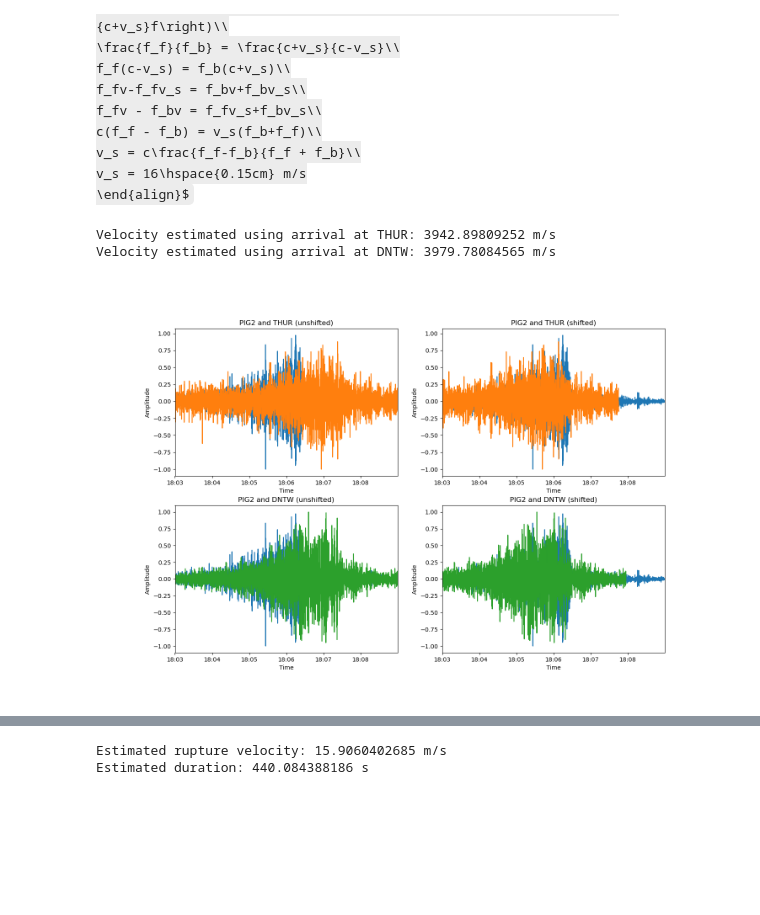
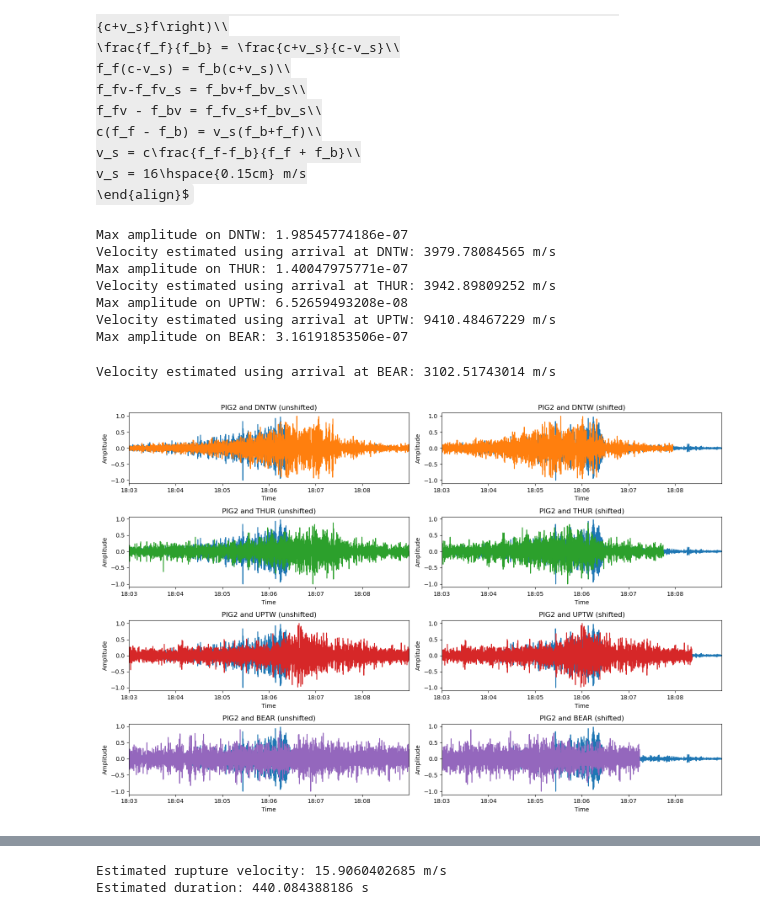
Before and after one commit to stepholinger/may_9, a Jupyter notebook: regional_recordings.ipynb, the cells around one changed output, grey strips where cells are left out. Drawn from its saved outputs; the diff is of its cells as text; code cells hidden in the pictures; some formulas as TeX source; blank space fills up the shorter version.

```diff
--- a/regional_recordings.ipynb
+++ b/regional_recordings.ipynb
@@ -230,7 +222,7 @@ Estimate phase velocity of the signal recorded at DNTW and THUR
 
 # read data
 st_local = obspy.read("data/MSEED/may_9_event_velocity_100000s.MSEED")
-st_regional = obspy.read("data/MSEED/may_9_event_regional_velocity_1000s.MSEED")
+st_all_regional = obspy.read("data/MSEED/may_9_event_regional_velocity_1000s.MSEED")
 
 # filter and trim data
 low_cut = 1
@@ -238,13 +230,16 @@ high_cut = 5
 st_local.filter("bandpass",freqmin=low_cut,freqmax=high_cut)
 st_local.taper(max_percentage=0.01,max_length=20)
 st_local.trim(starttime=obspy.UTCDateTime(2012,5,9,18,3),endtime=obspy.UTCDateTime(2012,5,9,18,9))
-st_regional.filter("bandpass",freqmin=low_cut,freqmax=high_cut)
-st_regional.taper(max_percentage=0.01,max_length=20)
-st_regional.trim(starttime=obspy.UTCDateTime(2012,5,9,18,3),endtime=obspy.UTCDateTime(2012,5,9,18,9))
+st_all_regional.filter("bandpass",freqmin=low_cut,freqmax=high_cut)
+st_all_regional.taper(max_percentage=0.01,max_length=20)
+st_all_regional.trim(starttime=obspy.UTCDateTime(2012,5,9,18,3),endtime=obspy.UTCDateTime(2012,5,9,18,9))
 
 # only get stations of interest
+regional_stations = ["DNTW","THUR","UPTW","BEAR"]
 st_local = st_local.select(station="PIG2",channel="HHZ")
-st_regional = obspy.Stream(st_regional.select(station="THUR",channel="BHZ").append(st_regional.select(station="DNTW",channel="BHZ")[0]))
+st_regional = obspy.Stream()
+for stat in regional_stations:
+    st_regional = st_regional.append(st_all_regional.select(station=stat,channel="BHZ")[0])
 
 # resample HH data to BH sampling rate
 st_local.resample(st_regional[0].stats.sampling_rate)
@@ -257,37 +252,46 @@ for stat in range(len(st_regional)):
 
     # do the cross correlation
     tr = st_regional[stat]
+    print("Max amplitude on " + tr.stats.station + ": " + str(np.max(np.abs(tr.data))))
     cc = correlate(st_local[0],tr,7000)
     shift,value = xcorr_max(cc)
     delay = shift/st_regional[0].stats.sampling_rate
 
     # plot waveforms
     ax[stat][0].plot(times,st_local[0].data/np.max(np.abs(st_local[0].data)))
     ax[stat][0].plot(times,st_regional[stat].data[:-1]/np.max(np.abs(st_regional[stat].data)),color=colors[stat])
     ax[stat][1].plot(times,st_local[0].data/np.max(np.abs(st_local[0].data)))
     ax[stat][1].plot(times[:-int(np.abs(shift))],st_regional[stat].data[int(np.abs(shift)):-1]/np.max(np.abs(st_regional[stat].data)),color=colors[stat])
     ax[stat][0].set_xlim(times[0],times[-1])
     ax[stat][1].set_xlim(times[0],times[-1])
     ax[stat][0].xaxis.set_major_formatter(mdates.DateFormatter('%H:%M'))
     ax[stat][0].set_xlabel("Time")
     ax[stat][0].set_ylabel("Amplitude")
     ax[stat][1].xaxis.set_major_formatter(mdates.DateFormatter('%H:%M'))
     ax[stat][1].set_xlabel("Time")
     ax[stat][1].set_ylabel("Amplitude")
     ax[stat][0].set_title(st_local[0].stats.station + " and " + tr.stats.station + " (unshifted)")
     ax[stat][1].set_title(st_local[0].stats.station + " and " + tr.stats.station + " (shifted)")
 
     # get station locations and calculate distance
     inv_local = obspy.read_inventory("data/XML/*"+st_local[0].stats.station+".XML")
     channel_local = st_local[0].stats.network + "." + st_local[0].stats.station + "..HHZ"
     lat_lon_local = [inv_local.get_coordinates(channel_local)["latitude"],inv_local.get_coordinates(channel_local)["longitude"]]
     inv_regional = obspy.read_inventory("data/XML/*"+tr.stats.station+".XML")
     channel_regional = tr.stats.network + "." + tr.stats.station + "..BHZ"
     lat_lon_regional = [inv_regional.get_coordinates(channel_regional)["latitude"],inv_regional.get_coordinates(channel_regional)["longitude"]]
     station_distance = distance(lat_lon_local,lat_lon_regional).m
     velocity = station_distance/(-1*delay)
     print("Velocity estimated using arrival at " + tr.stats.station + ": " + str(velocity) + " m/s")
+plt.tight_layout()
+plt.show()
 # %% [output]
+Max amplitude on DNTW: 1.98545774186e-07
+Velocity estimated using arrival at DNTW: 3979.78084565 m/s
+Max amplitude on THUR: 1.40047975771e-07
 Velocity estimated using arrival at THUR: 3942.89809252 m/s
-Velocity estimated using arrival at DNTW: 3979.78084565 m/s
+Max amplitude on UPTW: 6.52659493208e-08
+Velocity estimated using arrival at UPTW: 9410.48467229 m/s
+Max amplitude on BEAR: 3.16191853506e-07
+Velocity estimated using arrival at BEAR: 3102.51743014 m/s
-[figure, old version]
+[figure, new version]
```
Also changed, not shown: parts of 3 cells of this notebook, 2 other files.
